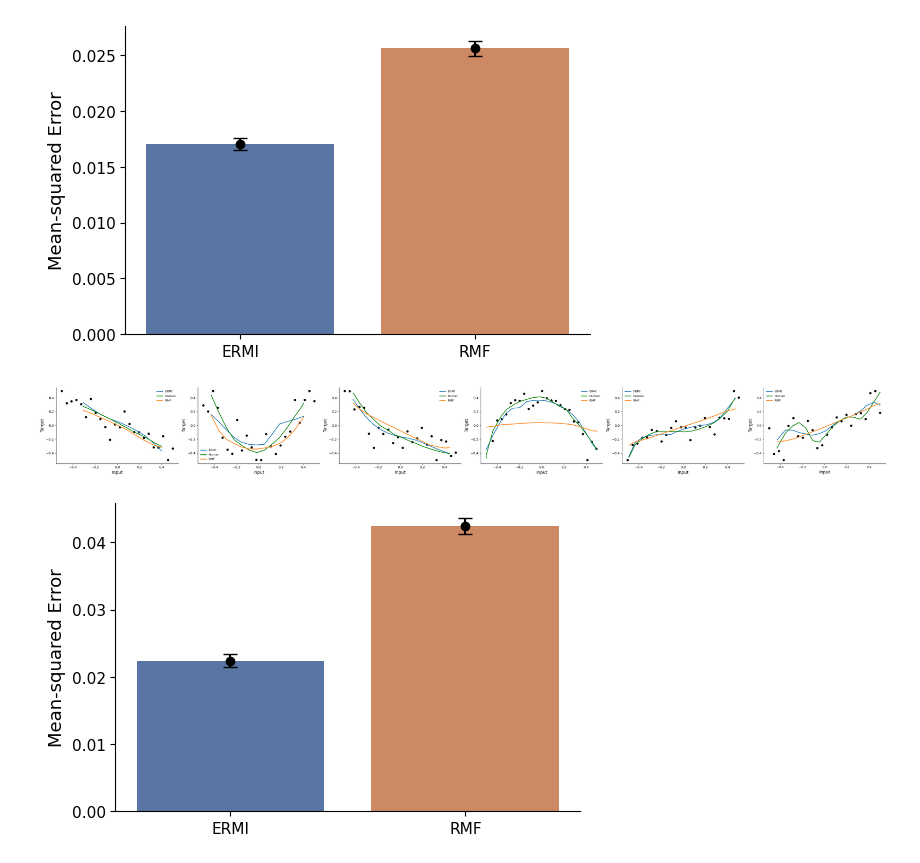
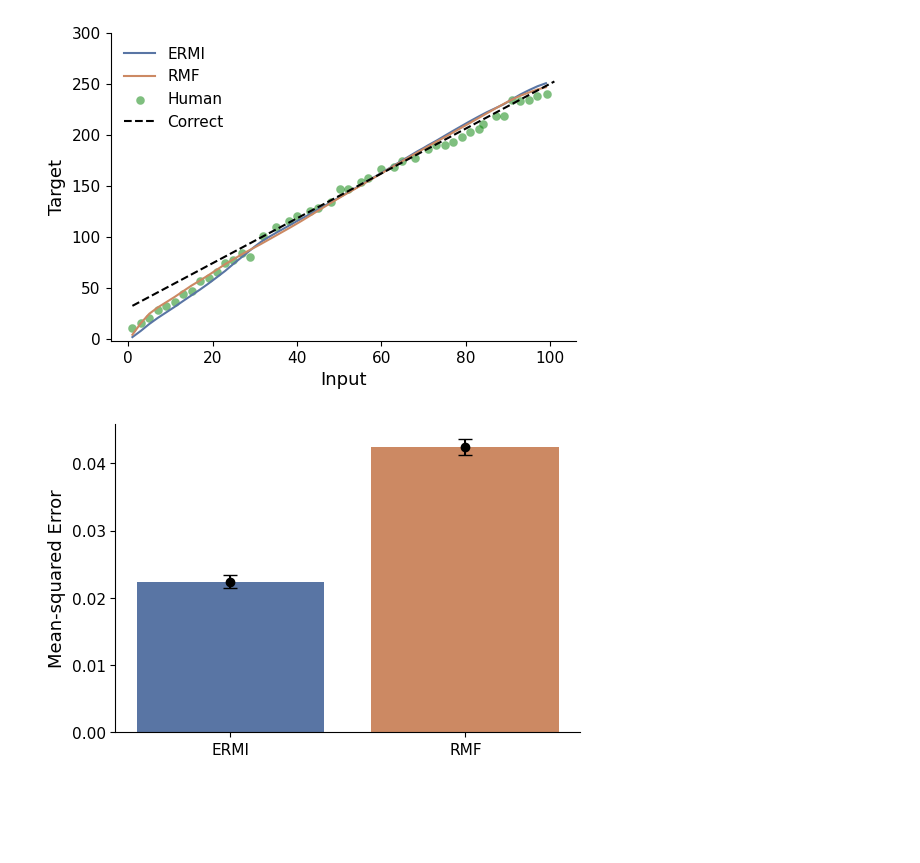
Before and after one commit to akjagadish/meta-learning-ecological-priors-from-llms, a Jupyter notebook: functionlearning/figures.ipynb, the cells around one changed output. Saved outputs shown, nothing was run; the diff lists cells and outputs as text; code cells hidden in the pictures; blank space fills up the shorter version.

```diff
--- a/functionlearning/figures.ipynb
+++ b/functionlearning/figures.ipynb
@@ -18,29 +125,28 @@ from plots import plot_functionlearning_data_statistics, proportion_function_typ
 # %%
 # proportion_function_types(0)
 # proportion_function_types(1)
 # proportion_function_types(2)
 
 # model errors for different function types
 # model_errors_function_types(model='ermi')
 # model_errors_function_types(model='mi')
 
 # model extrapolation
 # model_extrapolation_delosh1997(model='ermi')
 # model_extrapolation_delosh1997(model='mi')
-# model_extrapolation_delosh1997(model='both')
+model_extrapolation_delosh1997(model='both')
 # model_extrapolation_delosh1997(model='ermi', offset=True)
 
 # mode comparison
 # model_comparison_little2024(experiment_id=1)
 # model_comparison_little2024(experiment_id=3)
 # interpolation_and_extrapolation_little2024()
 
 ## results for 6 datapoints (SI)
 # model_comparison_little2024(experiment_id=2)
 # model_comparison_little2024(experiment_id=4)
 # %% [output]
-[figure, old version]
+[figure, new version]
-[figure, removed]
 # %%
 def interpolation_and_extrapolation_little2024(FIGSIZE=(6,4), experiment_ids=[1,3], bermi=False, FONTSIZE=13):
     results = {}
```
Also changed, not shown: parts of 1 cell of this notebook, 1 other file.
